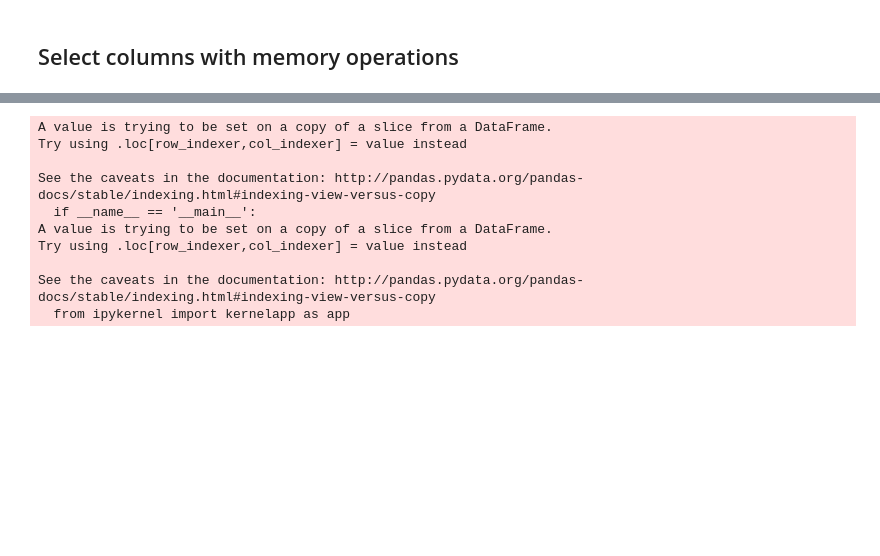
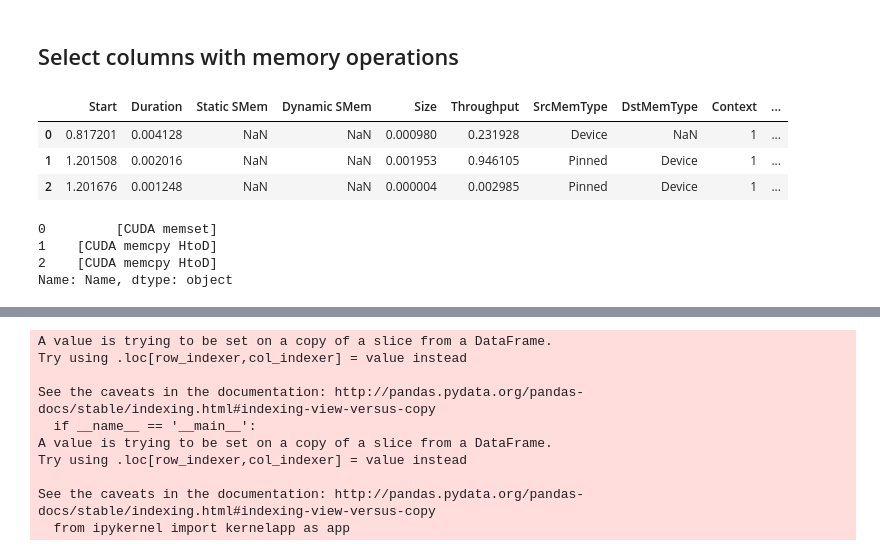
Before and after one commit to pyotr777/mlbenchmarks, a Jupyter notebook: Pandas read plot compare.ipynb, the cells around one changed output, grey strips where cells are left out. Cells and saved outputs as stored; diff of their text form; code cells hidden in the pictures; blank space fills up the shorter version.

```diff
--- a/Pandas read plot compare.ipynb
+++ b/Pandas read plot compare.ipynb
@@ -84,3 +84,17 @@ df_hpcg.iloc[100:103]
 # %%
 df_tf_cuda = df_tf.loc[df_tf['Name'].str.contains('\[CUDA')]
 df_hpcg_cuda = df_hpcg.loc[df_hpcg['Name'].str.contains('\[CUDA')]
+# %%
+df_tf_cuda[:3]
+# %% [output]
+|  | Start | Duration | Static SMem | Dynamic SMem | Size | Throughput | SrcMemType | DstMemType | Context | ... |
+| 0 | 0.817201 | 0.004128 | NaN | NaN | 0.000980 | 0.231928 | Device | NaN | 1 | ... |
+| 1 | 1.201508 | 0.002016 | NaN | NaN | 0.001953 | 0.946105 | Pinned | Device | 1 | ... |
+| 2 | 1.201676 | 0.001248 | NaN | NaN | 0.000004 | 0.002985 | Pinned | Device | 1 | ... |
+# %%
+df_tf_cuda['Name'][:3]
+# %% [output]
+0         [CUDA memset]
+1    [CUDA memcpy HtoD]
+2    [CUDA memcpy HtoD]
+Name: Name, dtype: object
```
Also changed, not shown: parts of 21 cells of this notebook, 1 other file.
